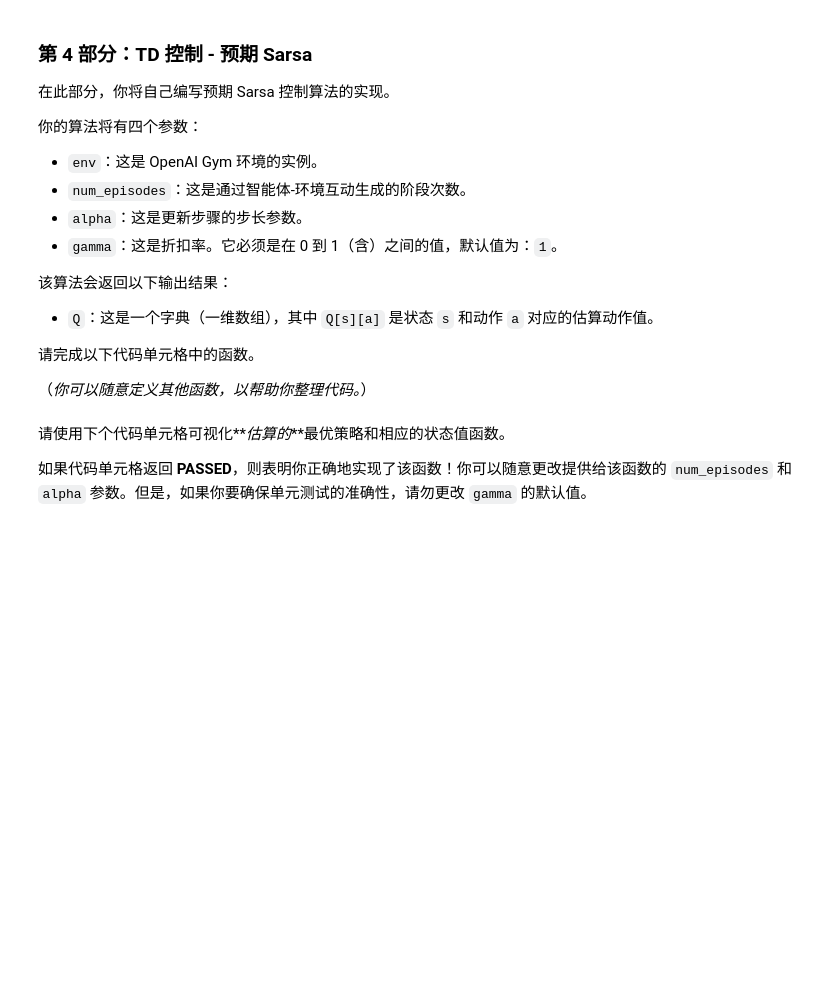
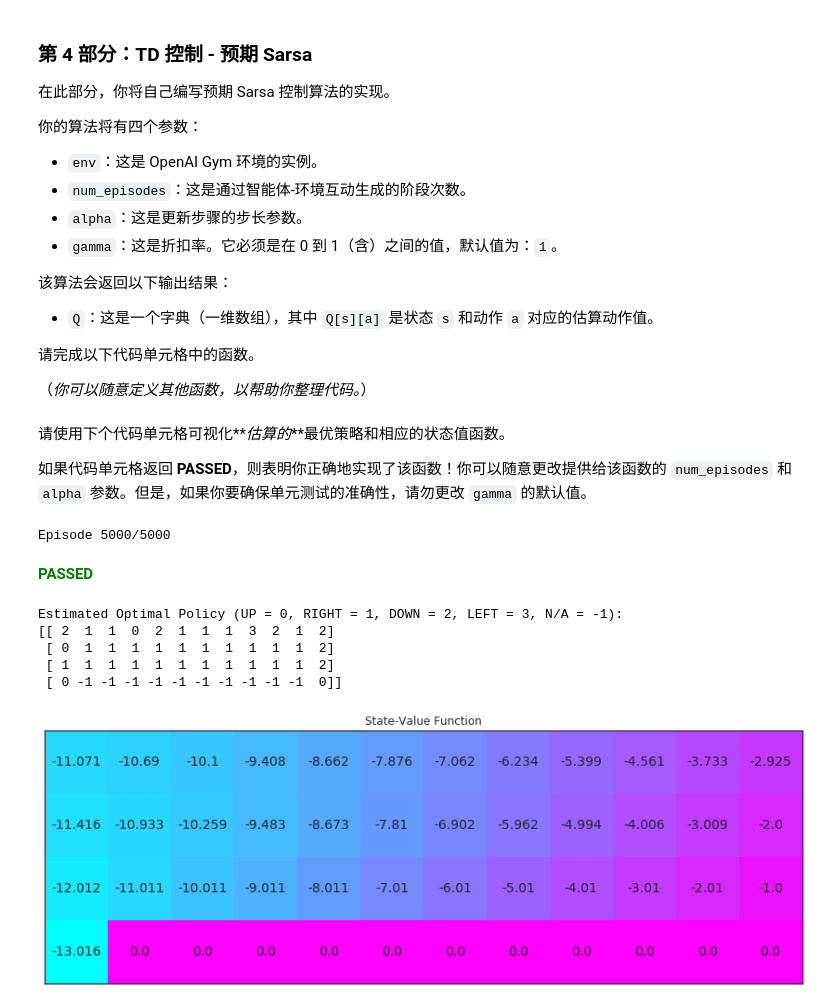
Before and after one commit to chpwang/udacity_machine_learning, a Jupyter notebook: deep_learning/part_6_lesson_6_Temporal_Difference/Temporal_Difference-zh.ipynb, the cells around one changed output. Saved outputs shown, nothing was run; the diff lists cells and outputs as text; code cells hidden in the pictures; blank space fills up the shorter version.

Commit message:
complete assignment - lesson 6 Temporal Difference Method - part 6 Deep Reinforcement Learning - DLND Udacity

```diff
--- a/deep_learning/part_6_lesson_6_Temporal_Difference/Temporal_Difference-zh.ipynb
+++ b/deep_learning/part_6_lesson_6_Temporal_Difference/Temporal_Difference-zh.ipynb
@@ -312,6 +312,10 @@ Estimated Optimal Policy (UP = 0, RIGHT = 1, DOWN = 2, LEFT = 3, N/A = -1):
 
 （_你可以随意定义其他函数，以帮助你整理代码。_）
 # %%
+def acts_probs_derived_from_Q(Q, state, epsilon, nA):
+    probs = [(1.0 - epsilon + epsilon/nA) if a_i == np.argmax(Q[state]) else epsilon/nA for a_i in range(nA)]
+    return np.array(probs)
+
 def expected_sarsa(env, num_episodes, alpha, gamma=1.0):
     # initialize empty dictionary of arrays
     Q = defaultdict(lambda: np.zeros(env.nA))
@@ -323,6 +327,19 @@ def expected_sarsa(env, num_episodes, alpha, gamma=1.0):
             sys.stdout.flush()
 
         ## TODO: complete the function
+        current_state = env.reset()
+        current_action = policy_derived_from_Q(Q, current_state, 1.0/i_episode, env.nA)
+        while current_state < 37:
+            next_state, reward, done, info = env.step(current_action)
+
+            acts_probs = acts_probs_derived_from_Q(Q, current_state, 1.0/i_episode, env.nA)
+            TD_target = reward + gamma*sum(Q[next_state]*acts_probs)
+
+            # update action value Q
+            Q[current_state][current_action] += alpha*(TD_target - Q[current_state][current_action])
+
+            current_state = next_state
+            current_action = policy_derived_from_Q(Q, next_state, 1.0/i_episode, env.nA)
 
     return Q
 # %% [markdown]
@@ -331,13 +348,23 @@ def expected_sarsa(env, num_episodes, alpha, gamma=1.0):
 如果代码单元格返回 **PASSED**，则表明你正确地实现了该函数！你可以随意更改提供给该函数的 `num_episodes` 和 `alpha` 参数。但是，如果你要确保单元测试的准确性，请勿更改 `gamma` 的默认值。
 # %%
 # obtain the estimated optimal policy and corresponding action-value function
-Q_expsarsa = expected_sarsa(env, 10000, 1)
+#Q_expsarsa = expected_sarsa(env, 10000, 1)  # 这个参数是 Udacity 原本设置的，会不通过，因为 alpha 太大，无法正确收敛
+Q_expsarsa = expected_sarsa(env, 5000, 0.01) # 这个是我设置的，因为预期 Sarsa 会在保证 Sarsa 和 Sarsamax 会收敛的同一条件下保证收敛
 
 # print the estimated optimal policy
 policy_expsarsa = np.array([np.argmax(Q_expsarsa[key]) if key in Q_expsarsa else -1 for key in np.arange(48)]).reshape(4,12)
 check_test.run_check('td_control_check', policy_expsarsa)
 print("\nEstimated Optimal Policy (UP = 0, RIGHT = 1, DOWN = 2, LEFT = 3, N/A = -1):")
 print(policy_expsarsa)
 
 # plot the estimated optimal state-value function
 plot_values([np.max(Q_expsarsa[key]) if key in Q_expsarsa else 0 for key in np.arange(48)])
+# %% [output]
+Episode 5000/5000
+**<span style="color: green;">PASSED</span>**
+Estimated Optimal Policy (UP = 0, RIGHT = 1, DOWN = 2, LEFT = 3, N/A = -1):
+[[ 2  1  1  0  2  1  1  1  3  2  1  2]
+ [ 0  1  1  1  1  1  1  1  1  1  1  2]
+ [ 1  1  1  1  1  1  1  1  1  1  1  2]
+ [ 0 -1 -1 -1 -1 -1 -1 -1 -1 -1 -1  0]]
+[figure, added]
```
Also changed, not shown: parts of 2 cells of this notebook.
